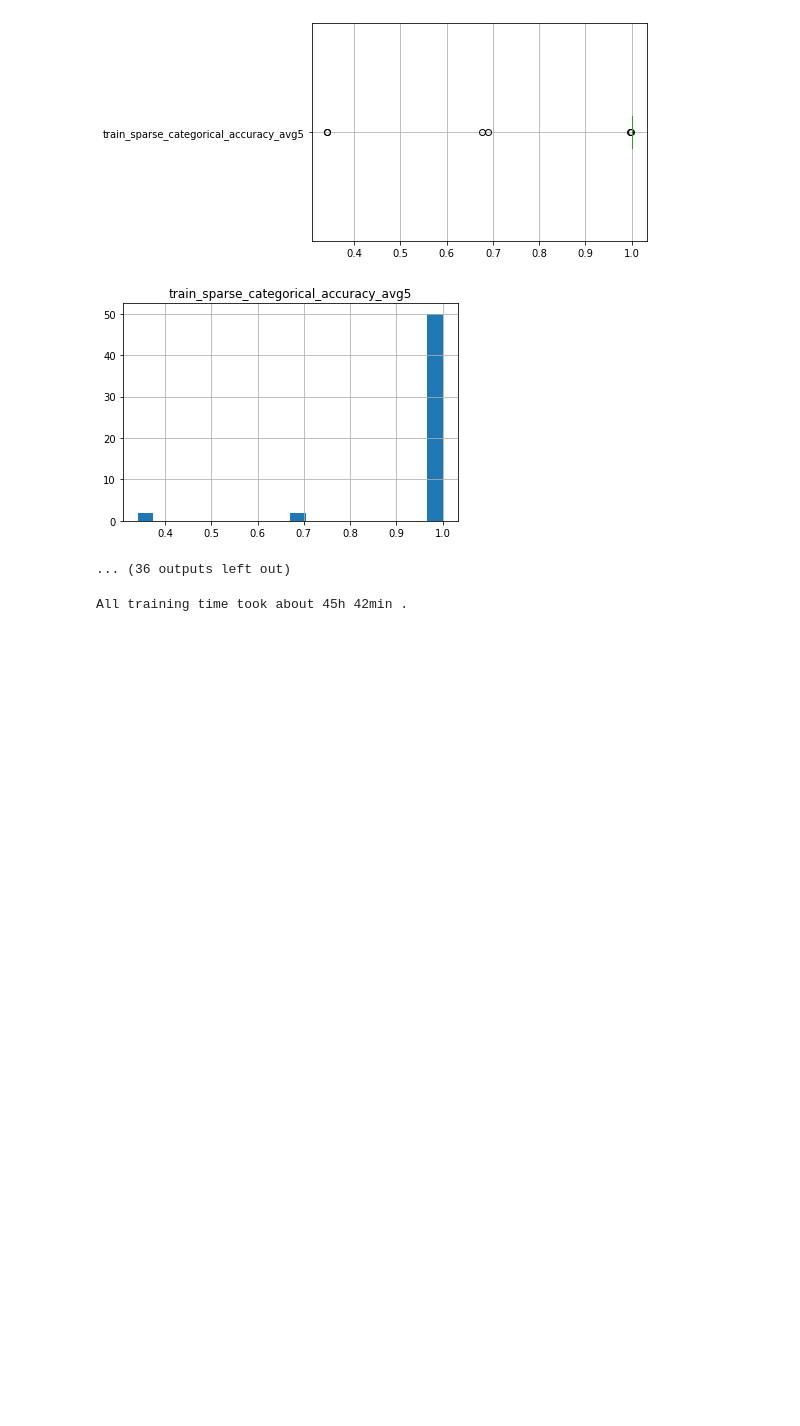
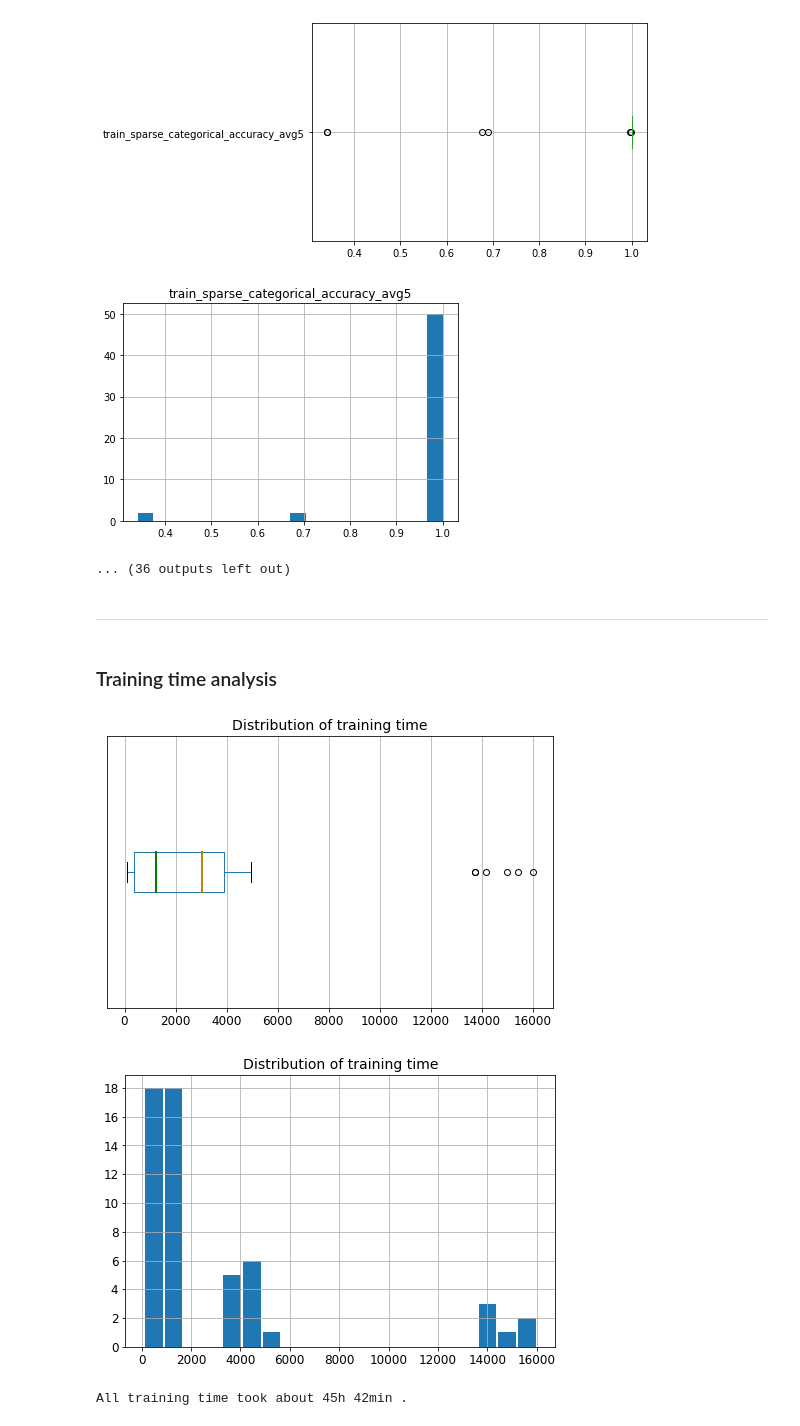
Before and after one commit to paldynaagata/Recognition-of-the-Wigner-caustic-of-ovals, a Jupyter notebook: images_classification/notebooks/vgg16_results_analysis.ipynb, the cells around one changed output. Saved outputs shown, nothing was run; the diff lists cells and outputs as text; code cells hidden in the pictures; blank space fills up the shorter version.

Commit message:
VGG16 results - training time analysis

```diff
--- a/images_classification/notebooks/vgg16_results_analysis.ipynb
+++ b/images_classification/notebooks/vgg16_results_analysis.ipynb
@@ -59,6 +59,41 @@ for col in list(results_df.columns[6:]):
 [figure]
 [figure]
 ... (36 outputs left out)
+# %% [markdown]
+---
+# %% [markdown]
+### Training time analysis
+# %%
+# Prepare boxplot and histogram for training time
+
+col = "training_time"
+plots_dir = "./../results/vgg16/plots/"
+
+meanprops_dict = dict(linestyle = "-", linewidth = 2, color = "darkgoldenrod")
+medianprops_dict = dict(linewidth = 2, color = "green")
+
+plt.figure(figsize = (8, 5))
+results_df[[col]].boxplot(vert = False, medianprops = medianprops_dict, showmeans = True, meanline = True, meanprops = meanprops_dict)
+plt.xticks(size = 12)
+plt.yticks([])
+plt.title("Distribution of training time", size = 14)
+# plt.xlabel("Training time [s]", size = 14, weight = "bold")
+plt.savefig(f"{plots_dir}train_time_boxplot.pdf")
+plt.show()
+
+fig = plt.figure(figsize = (7.7, 5))
+ax = fig.gca()
+# plt.figure(figsize = (8, 5))
+results_df[[col]].hist(bins = 20, rwidth = 0.9, ax = ax)
+plt.xticks(size = 12)
+plt.yticks(np.arange(0, 19, 2), size = 12)
+plt.title("Distribution of training time", size = 14)
+# plt.xlabel("Training time [s]", size = 14, weight = "bold")
+plt.savefig(f"{plots_dir}train_time_hist.pdf")
+plt.show()
+# %% [output]
+[figure, added]
+[figure, added]
 # %%
 # All training time
 all_training_time = results_df[["training_time"]].sum()[0]/3600
```
Also changed, not shown: parts of 2 cells of this notebook.
